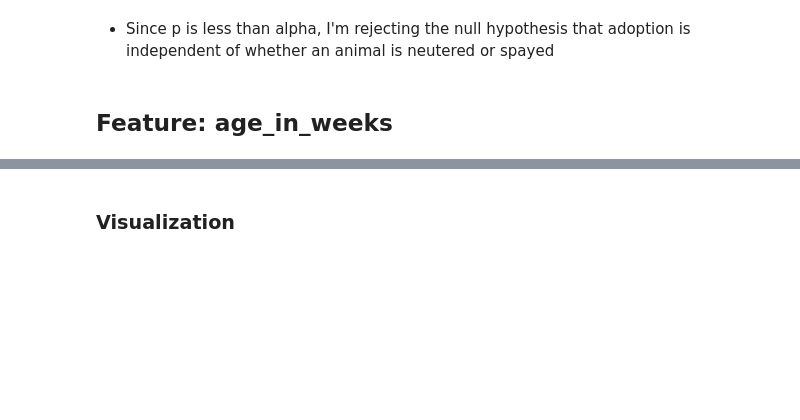
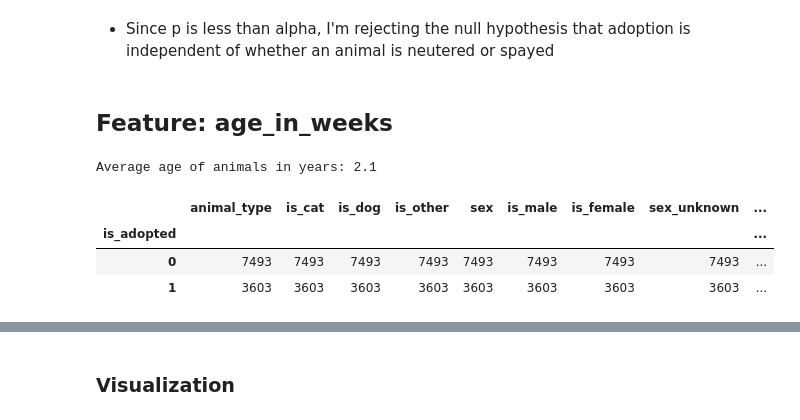
Before and after one commit to SamuelD-Data/aac_outcomes_project, a Jupyter notebook: aac_project_notebook.ipynb, the cells around one changed output, grey strips where cells are left out. Saved outputs shown, nothing was run; the diff lists cells and outputs as text; code cells hidden in the pictures; blank space fills up the shorter version.

```diff
--- a/aac_project_notebook.ipynb
+++ b/aac_project_notebook.ipynb
@@ -413,3 +457,18 @@ p = 0.0000
 - Since p is less than alpha, I'm rejecting the null hypothesis that adoption is independent of whether an animal is neutered or spayed
 # %% [markdown]
 ## Feature: age_in_weeks
+# %%
+train.age_in_weeks.mean()
+
+print('Average age of animals in years:', round(train.age_in_weeks.mean() / 52,1))
+# %% [output]
+Average age of animals in years: 2.1
+# %%
+older = train[train.age_in_weeks > train.age_in_weeks.mean()]
+
+older.groupby('is_adopted').count()
+# %% [output]
+|  | animal_type | is_cat | is_dog | is_other | sex | is_male | is_female | sex_unknown | ... |
+| is_adopted |  |  |  |  |  |  |  |  | ... |
+| 0 | 7493 | 7493 | 7493 | 7493 | 7493 | 7493 | 7493 | 7493 | ... |
+| 1 | 3603 | 3603 | 3603 | 3603 | 3603 | 3603 | 3603 | 3603 | ... |
```
Also changed, not shown: parts of 14 cells of this notebook.
